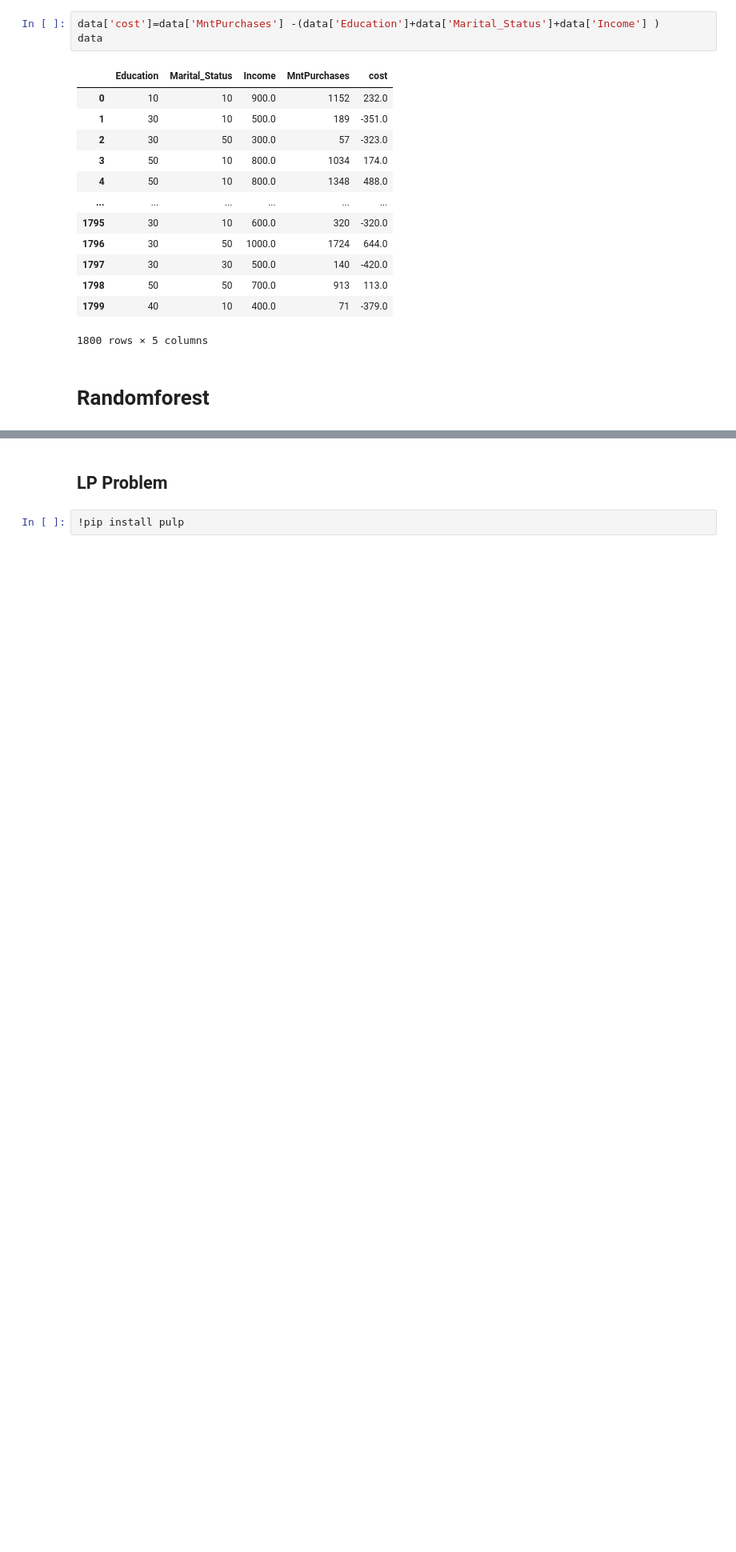
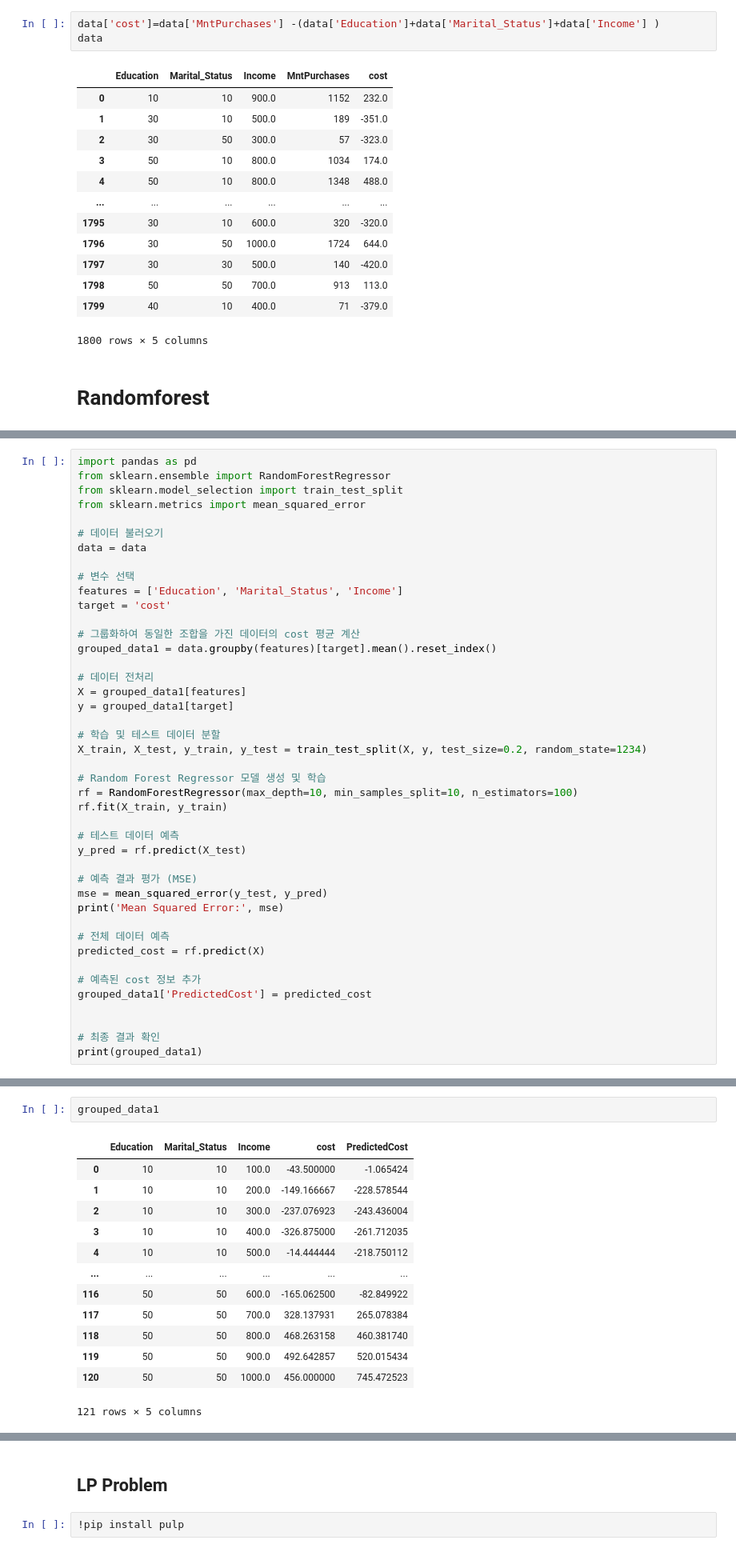
Before and after one commit to joony0512/Linear_Programming, a Jupyter notebook: Sales_cost_maximize.ipynb, the cells around one changed output, grey strips where cells are left out. Shown: that part at 80% size. Saved outputs shown, nothing was run; the diff lists cells and outputs as text; blank space fills up the shorter version.

```diff
--- a/Sales_cost_maximize.ipynb
+++ b/Sales_cost_maximize.ipynb
@@ -168,0 +459,43 @@ data
+# %%
+import pandas as pd
+from sklearn.ensemble import RandomForestRegressor
+from sklearn.model_selection import train_test_split
+from sklearn.metrics import mean_squared_error
+
+# 데이터 불러오기
+data = data
+
+# 변수 선택
+features = ['Education', 'Marital_Status', 'Income']
+target = 'cost'
+
+# 그룹화하여 동일한 조합을 가진 데이터의 cost 평균 계산
+grouped_data1 = data.groupby(features)[target].mean().reset_index()
+
+# 데이터 전처리
+X = grouped_data1[features]
+y = grouped_data1[target]
+
+# 학습 및 테스트 데이터 분할
+X_train, X_test, y_train, y_test = train_test_split(X, y, test_size=0.2, random_state=1234)
+
+# Random Forest Regressor 모델 생성 및 학습
+rf = RandomForestRegressor(max_depth=10, min_samples_split=10, n_estimators=100)
+rf.fit(X_train, y_train)
+
+# 테스트 데이터 예측
+y_pred = rf.predict(X_test)
+
+# 예측 결과 평가 (MSE)
+mse = mean_squared_error(y_test, y_pred)
+print('Mean Squared Error:', mse)
+
+# 전체 데이터 예측
+predicted_cost = rf.predict(X)
+
+# 예측된 cost 정보 추가
+grouped_data1['PredictedCost'] = predicted_cost
+
+
+# 최종 결과 확인
+print(grouped_data1)
@@ -244 +585,17 @@ grouped_data
+# %%
+grouped_data1
+# %% [output]
+|  | Education | Marital_Status | Income | cost | PredictedCost |
+| 0 | 10 | 10 | 100.0 | -43.500000 | -1.065424 |
+| 1 | 10 | 10 | 200.0 | -149.166667 | -228.578544 |
+| 2 | 10 | 10 | 300.0 | -237.076923 | -243.436004 |
+| 3 | 10 | 10 | 400.0 | -326.875000 | -261.712035 |
+| 4 | 10 | 10 | 500.0 | -14.444444 | -218.750112 |
+| ... | ... | ... | ... | ... | ... |
+| 116 | 50 | 50 | 600.0 | -165.062500 | -82.849922 |
+| 117 | 50 | 50 | 700.0 | 328.137931 | 265.078384 |
+| 118 | 50 | 50 | 800.0 | 468.263158 | 460.381740 |
+| 119 | 50 | 50 | 900.0 | 492.642857 | 520.015434 |
+| 120 | 50 | 50 | 1000.0 | 456.000000 | 745.472523 |
+121 rows × 5 columns
 # %%
```
Also changed, not shown: parts of 31 cells of this notebook.
